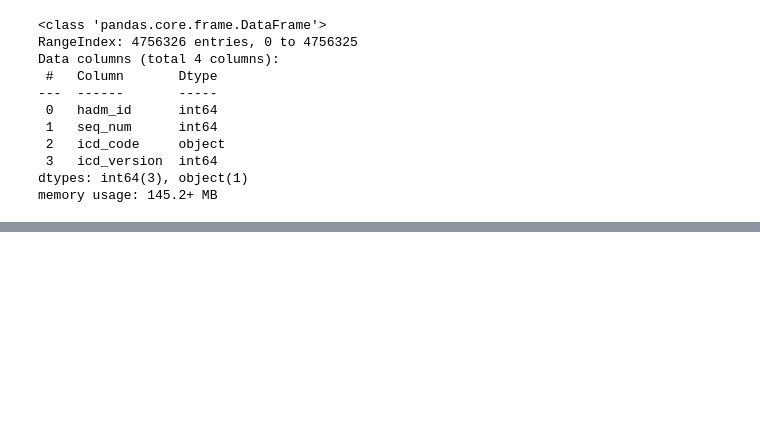
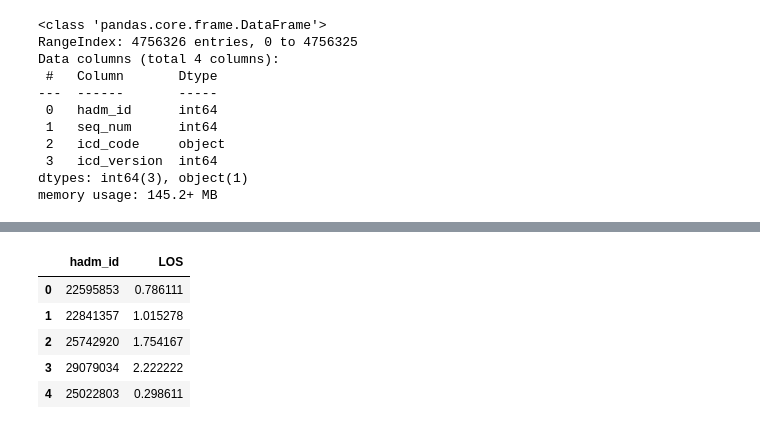
Before and after one commit to alissazolt/Predicting-LOS, a Jupyter notebook: Data Wrangling - Predicting LOS.ipynb, the cells around one changed output, grey strips where cells are left out. Cells and saved outputs as stored; diff of their text form; code cells hidden in the pictures; blank space fills up the shorter version.

```diff
--- a/Data Wrangling - Predicting LOS.ipynb
+++ b/Data Wrangling - Predicting LOS.ipynb
@@ -476,0 +552,9 @@ wrangled_df.head()
+# %%
+LOS_hadm_id.head()
+# %% [output]
+|  | hadm_id | LOS |
+| 0 | 22595853 | 0.786111 |
+| 1 | 22841357 | 1.015278 |
+| 2 | 25742920 | 1.754167 |
+| 3 | 29079034 | 2.222222 |
+| 4 | 25022803 | 0.298611 |
```
Also changed, not shown: parts of 22 cells of this notebook.
